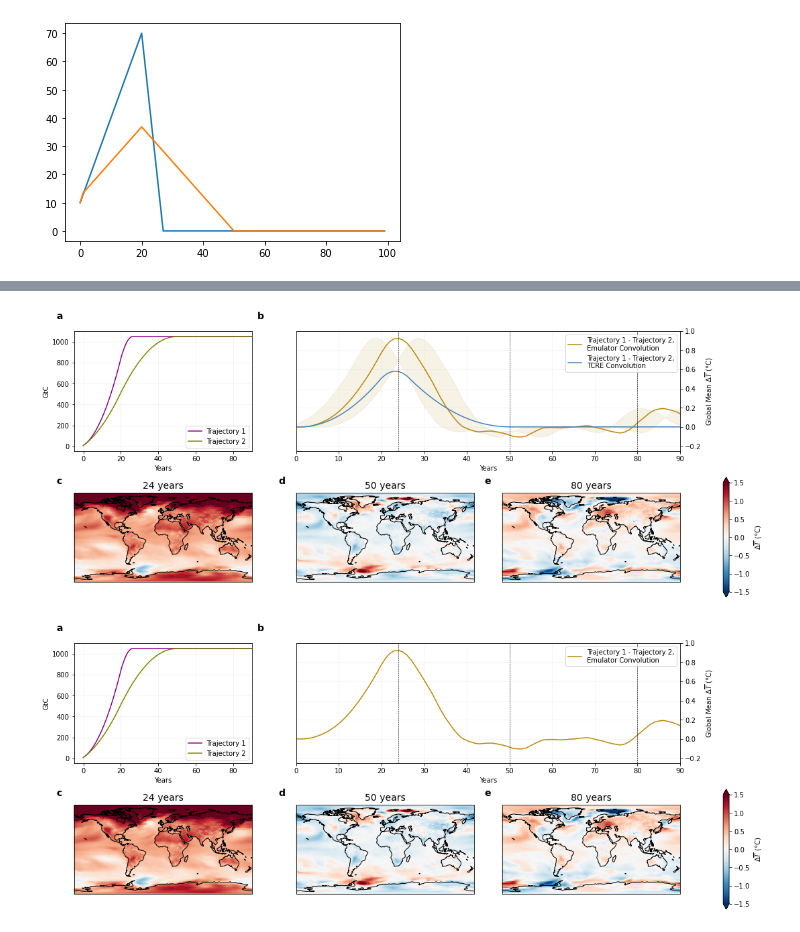
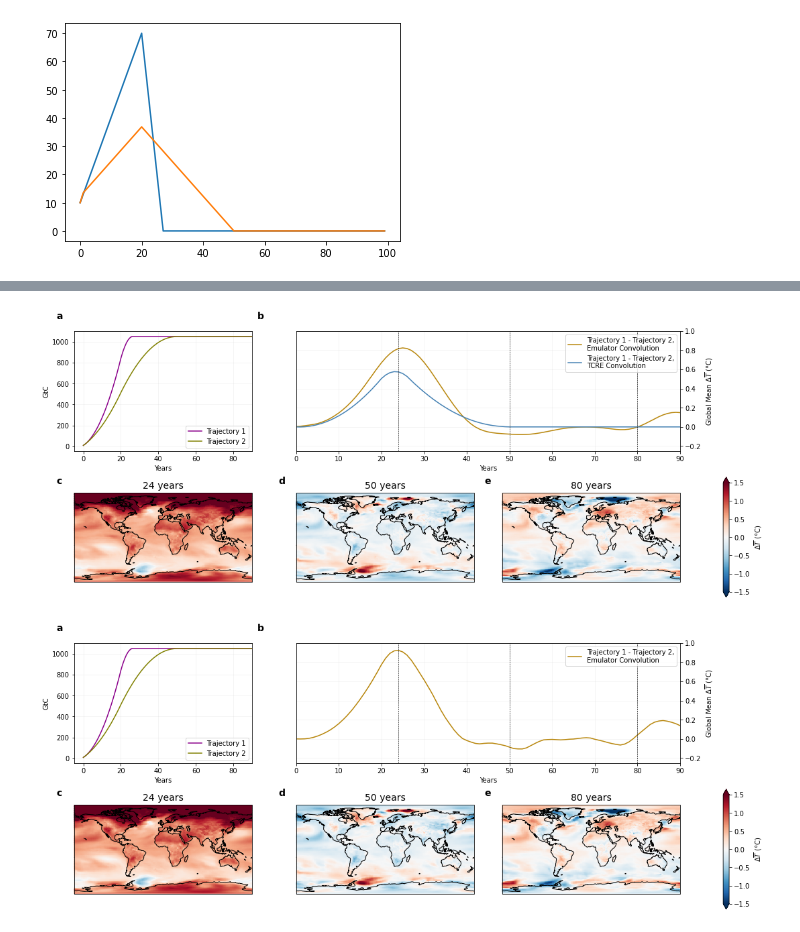
Before and after one commit to lfreese/CO2_greens, a Jupyter notebook: scenarios.ipynb, the cells around one changed output, grey strips where cells are left out. Drawn from its saved outputs; the diff is of its cells as text; code cells hidden in the pictures.

```diff
--- a/scenarios.ipynb
+++ b/scenarios.ipynb
@@ -58,2 +56,6 @@ G_CDR_mean_ds = xr.open_dataset('Outputs/G_cdr_mean_ds.nc4')['__xarray_dataarray
+# %%
+#rolling 5 year mean
+G_ds = G_ds.rolling(year = 5, min_periods = 1, center = False).mean('year')
+G_CDR_ds = G_CDR_ds.rolling(year = 5, min_periods = 1, center = False).mean('year')
 # %%
 G_ds = xr.concat([G_ds, -G_CDR_ds], pd.Index(['pulse','cdr'], name = 'pulse_type'))
@@ -522,8 +557,8 @@ ax1.legend()
 ax1.set_xlim(None, 90)
 ####### global mean ############
 ax2 = fig.add_subplot(gs[0,1:])
-((conv_sudden-conv_slow)).mean(dim = ['lat','lon']).plot(ax = ax2, label = 'Trajectory 1 - Trajectory 2,\nEmulator Convolution', color = 'darkgoldenrod')
-ax2.fill_between(np.arange(0,340),((conv_sudden-conv_slow)).mean(dim = ['lat','lon']).roll(s = -5), ((conv_sudden-conv_slow)).mean(dim = ['lat','lon']).roll(s = 5), alpha = .1, color = 'darkgoldenrod')
+((conv_sudden.rolling(s = 10, min_periods = 1, center = True).mean('s')-conv_slow.rolling(s = 10, min_periods = 1, center = True).mean('s'))).mean(dim = ['lat','lon']).plot(ax = ax2, label = 'Trajectory 1 - Trajectory 2,\nEmulator Convolution', color = 'darkgoldenrod')
+#ax2.fill_between(np.arange(0,340),((conv_sudden-conv_slow)).mean(dim = ['lat','lon']).roll(s = -5), ((conv_sudden-conv_slow)).mean(dim = ['lat','lon']).roll(s = 5), alpha = .1, color = 'darkgoldenrod')
 ax2.plot(np.cumsum((sudden_decrease -slow_decrease)*TCRE), label = 'Trajectory 1 - Trajectory 2,\nTCRE Convolution', color = 'steelblue')
 
 ax2.axvline(24, linestyle = '--', color = 'k', linewidth = .6)
@@ -544,34 +579,34 @@ ax3 = fig.add_subplot(gs[1,0], projection = ccrs.PlateCarree())
 ax4 = fig.add_subplot(gs[1,1], projection = ccrs.PlateCarree())
 ax5 = fig.add_subplot(gs[1,2], projection = ccrs.PlateCarree())
 cbar_arg = {24:None, 50:None, 80:{'label':'$\Delta \overline{T}$ ($\degree$C)'}}
 cmap = mpl.cm.RdBu_r
 levels = np.arange(-2,2)
 vmin = -1.5
 vmax = 1.5
 ##contours of convolution-1pct difference
 for t, ax in zip(cbar_arg.keys(),[ax3, ax4, ax5]):
     if ax == ax3 or ax == ax4:
         add_cbar = False
     elif ax == ax5:
         add_cbar = True
     (conv_sudden-conv_slow).sel(s = slice(t-5, t+5)).mean(dim = 's').plot(ax = ax,
                                                               cmap = cmap, vmin = vmin, vmax = vmax, extend = 'both',
                                                               add_colorbar = add_cbar, cbar_kwargs= cbar_arg[t],
                                                               transform = ccrs.PlateCarree())
 
     ##hatching for locations where convolution falls within 1std
     ax.coastlines()
     ax.set_title(f'{t} years', fontsize = 14)
 
 #subplot labels, a, b, c, d
 alpha_labels = iter(alphabet)
 for ax in [ax1, ax2, ax3, ax4, ax5]:
     label = next(alpha_labels)
     ax.text(x = -0.1, y = 1.1, s = label, transform=ax.transAxes, fontweight="bold", fontsize = 14)
 
 plt.savefig('figures/paper/figure4_example_emissions.png', dpi = 350, bbox_inches = 'tight')
 # %% [output]
-[figure, old version]
+[figure, new version]
 # %%
 fig = plt.figure(figsize = [15,6], constrained_layout = True)
 gs = GridSpec(2,3, figure = fig)
```
Also changed, not shown: parts of 14 cells of this notebook, 9 other files.
